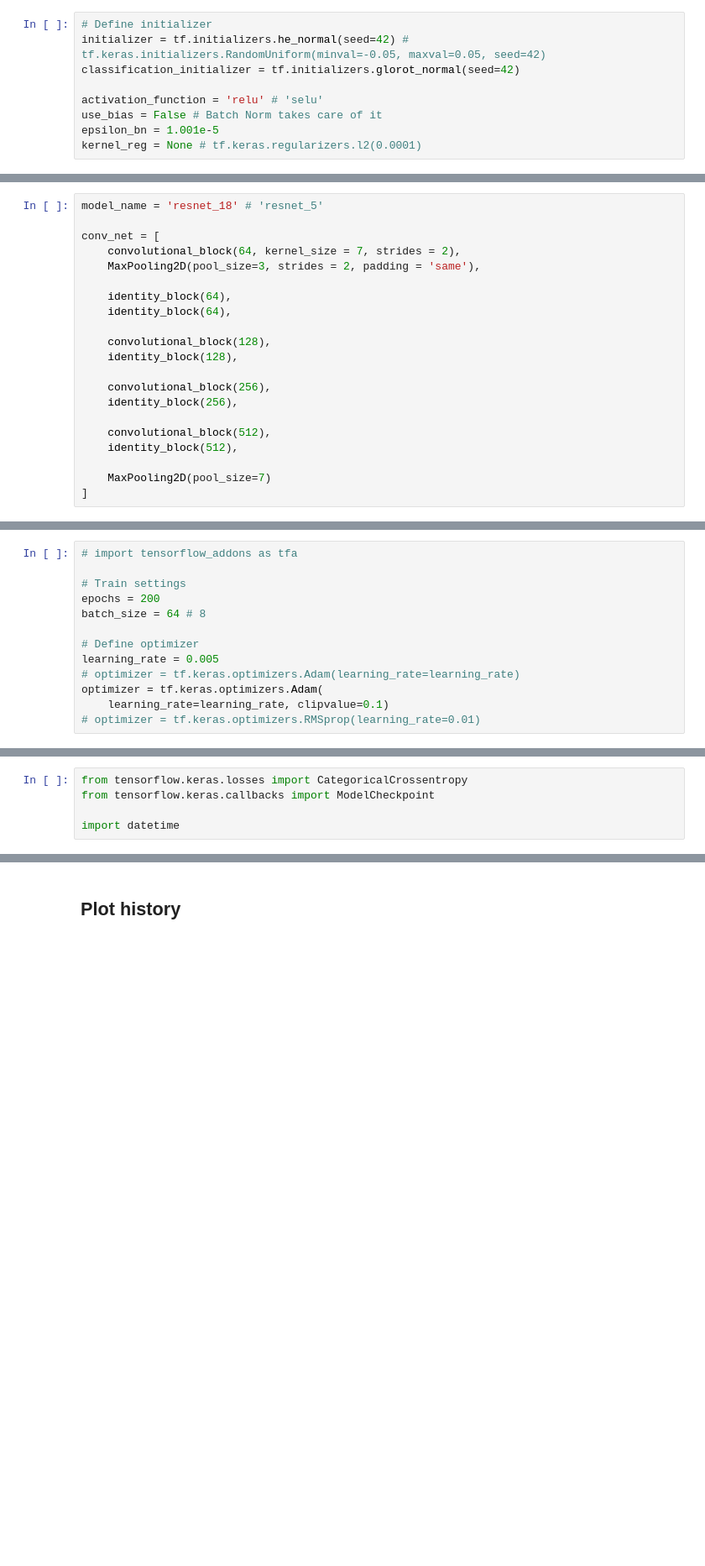
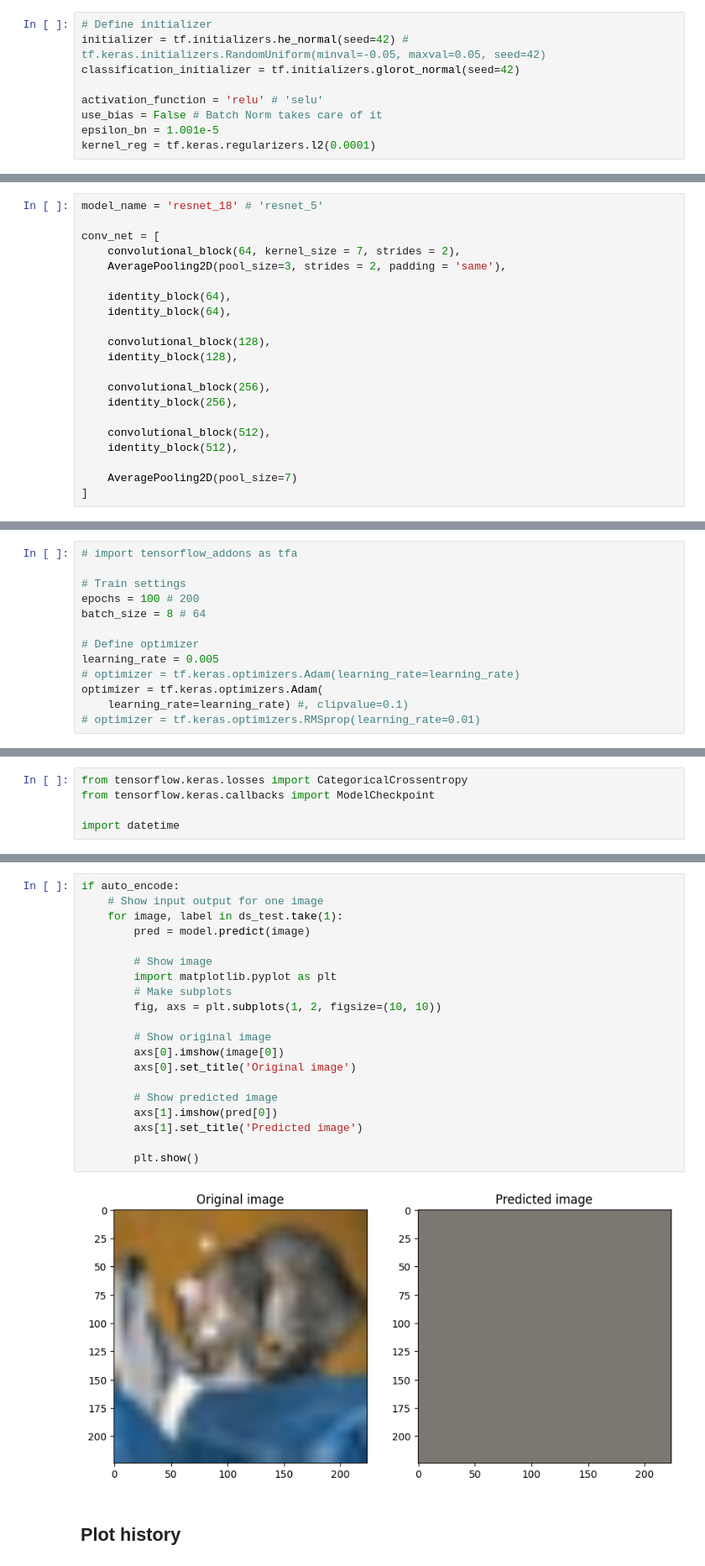
Before and after one commit to BenoitFaure/TP_8INF919, a Jupyter notebook: devoir_2.ipynb, the cells around one changed output, grey strips where cells are left out. Shown at 84% size. Saved outputs shown, nothing was run; the diff lists cells and outputs as text; blank space fills up the shorter version.

Commit message:
auto_encoder still dont work

```diff
--- a/devoir_2.ipynb
+++ b/devoir_2.ipynb
@@ -105,7 +105,7 @@ classification_initializer = tf.initializers.glorot_normal(seed=42)
 activation_function = 'relu' # 'selu'
 use_bias = False # Batch Norm takes care of it
 epsilon_bn = 1.001e-5
-kernel_reg = None # tf.keras.regularizers.l2(0.0001)
+kernel_reg = tf.keras.regularizers.l2(0.0001)
 # %% [markdown]
 ### ResNet Blocks
 # %% [markdown]
@@ -252,7 +252,7 @@ model_name = 'resnet_18' # 'resnet_5'
 
 conv_net = [
     convolutional_block(64, kernel_size = 7, strides = 2),
-    MaxPooling2D(pool_size=3, strides = 2, padding = 'same'),
+    AveragePooling2D(pool_size=3, strides = 2, padding = 'same'),
 
     identity_block(64),
     identity_block(64),
@@ -266,7 +266,7 @@ conv_net = [
     convolutional_block(512),
     identity_block(512),
 
-    MaxPooling2D(pool_size=7)
+    AveragePooling2D(pool_size=7)
 ]
 # %%
 from tensorflow.keras.layers.experimental.preprocessing import Resizing
@@ -438,14 +465,14 @@ ________________________________________________________________________________
 # import tensorflow_addons as tfa
 
 # Train settings
-epochs = 200
-batch_size = 64 # 8
+epochs = 100 # 200
+batch_size = 8 # 64
 
 # Define optimizer
 learning_rate = 0.005
 # optimizer = tf.keras.optimizers.Adam(learning_rate=learning_rate)
 optimizer = tf.keras.optimizers.Adam(
-    learning_rate=learning_rate, clipvalue=0.1)
+    learning_rate=learning_rate) #, clipvalue=0.1)
 # optimizer = tf.keras.optimizers.RMSprop(learning_rate=0.01)
 # %% [markdown]
 ### Prepare data
@@ -516,3 +550,25 @@ print(f'Test accuracy: {test_acc}')
+# %%
+if auto_encode:
+    # Show input output for one image
+    for image, label in ds_test.take(1):
+        pred = model.predict(image)
+
+        # Show image
+        import matplotlib.pyplot as plt
+        # Make subplots
+        fig, axs = plt.subplots(1, 2, figsize=(10, 10))
+
+        # Show original image
+        axs[0].imshow(image[0])
+        axs[0].set_title('Original image')
+
+        # Show predicted image
+        axs[1].imshow(pred[0])
+        axs[1].set_title('Predicted image')
+
+        plt.show()
+# %% [output]
+[figure, added]
 # %% [markdown]
 ## Plot history
 # %%
```
Also changed, not shown: parts of 5 cells of this notebook.
